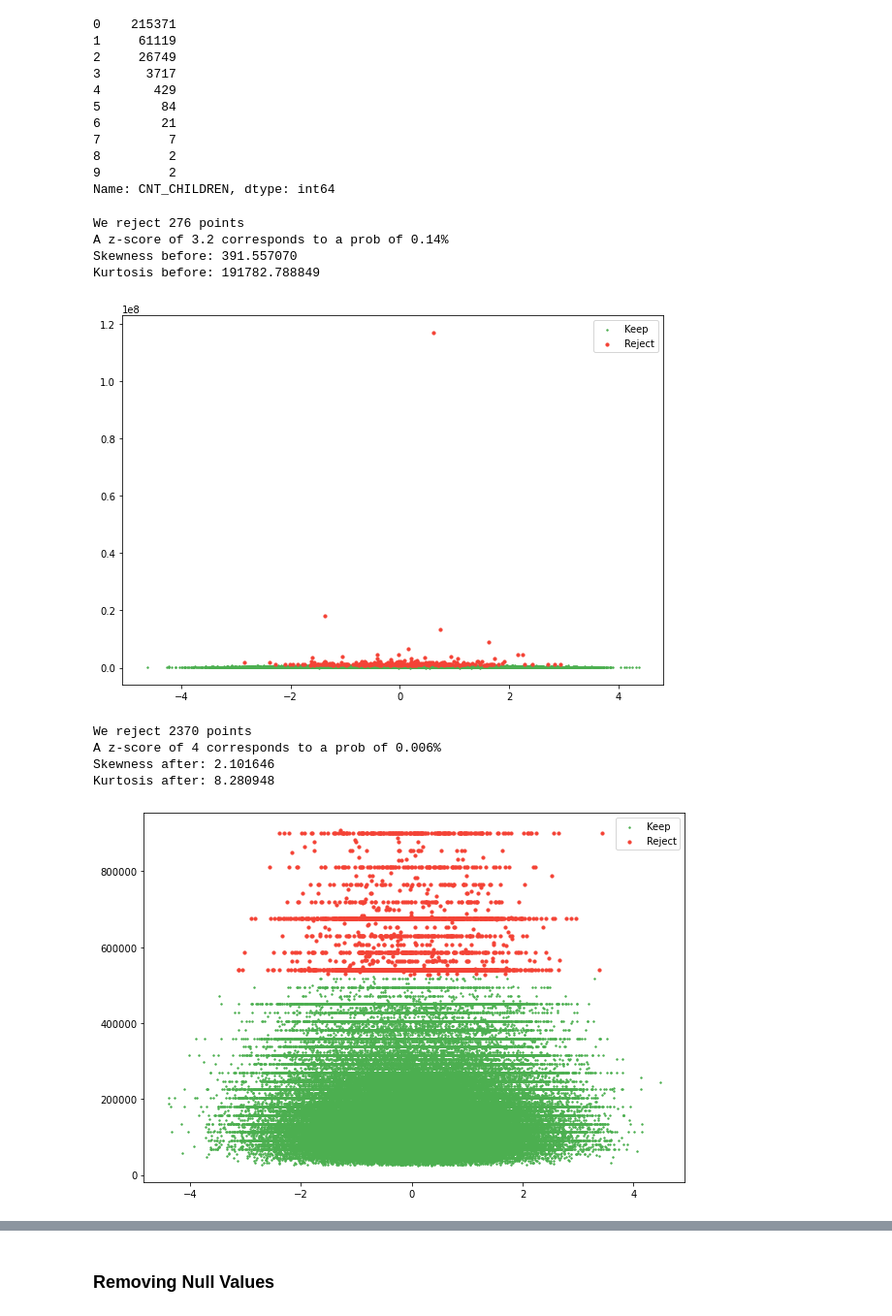
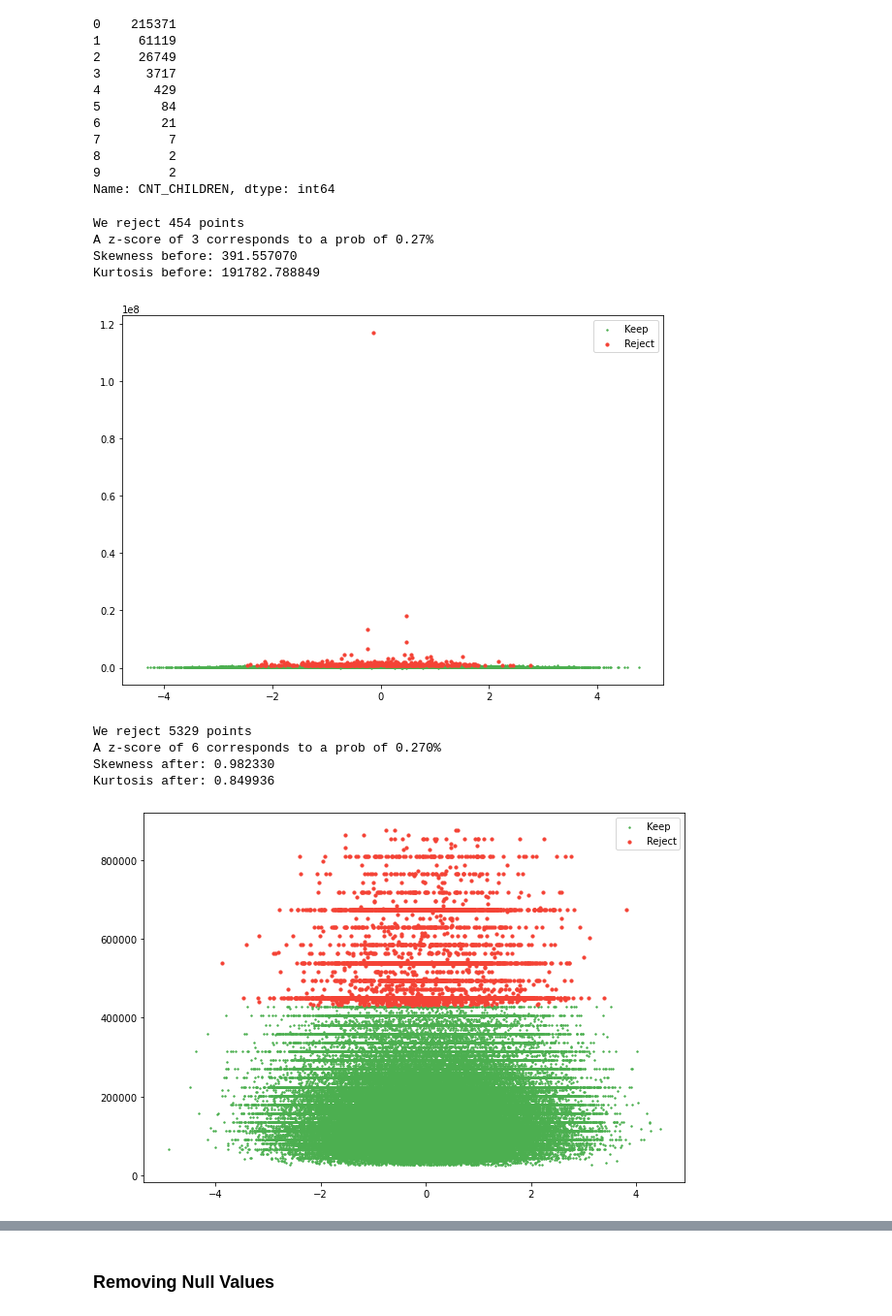
Before and after one commit to SharelCooper/LoanDefaultAnalysisAndMLPredicton, a Jupyter notebook: Loan Project.ipynb, the cells around one changed output, grey strips where cells are left out. Shown at 97% size. Cells and saved outputs as stored; diff of their text form; code cells hidden in the pictures.

```diff
--- a/Loan Project.ipynb
+++ b/Loan Project.ipynb
@@ -236,18 +232,19 @@ After removing the children count outliers:
 9         2
 Name: CNT_CHILDREN, dtype: int64
 # %%
+# We will now explore the income column and remove outliers
 # Calculating mean and std for the income column
 mean, std = np.mean(df.AMT_INCOME_TOTAL), np.std(df.AMT_INCOME_TOTAL)
-# Calculating the z-score for each data point (how far in STD is each data point from the mean).
+# Calculating the z-score for each data point (how far in STDs is each data point from the mean).
 z_score = np.abs((df.AMT_INCOME_TOTAL - mean) / std)
 # Our threshold for how many STDs from the mean we keep
-threshold = 3.2
+threshold = 3
 keep = z_score < threshold
 # How many data points are we rejecting
 print(f"We reject {(~keep).sum()} points")
 # Calc the probability corresponding to the selected z-score threshold
 from scipy.stats import norm
-print(f"A z-score of 3.2 corresponds to a prob of {100 * 2 * norm.sf(threshold):0.2f}%")
+print(f"A z-score of 3 corresponds to a prob of {100 * 2 * norm.sf(threshold):0.2f}%")
 # Visualize the outliers
 visual_scatter = np.random.normal(size=df.AMT_INCOME_TOTAL.size)
 plt.scatter(visual_scatter[keep], df.AMT_INCOME_TOTAL[keep], s=2, label="Keep", color="#4CAF50")
@@ -260,40 +257,43 @@ print(f"Kurtosis before: %f" % df.AMT_INCOME_TOTAL.kurt())
 df.drop(df.AMT_INCOME_TOTAL[~keep].index,inplace=True, axis=0)
 plt.show();
 # %% [output]
-We reject 276 points
-A z-score of 3.2 corresponds to a prob of 0.14%
+We reject 454 points
+A z-score of 3 corresponds to a prob of 0.27%
 Skewness before: 391.557070
 Kurtosis before: 191782.788849
-[figure, old version]
+[figure, new version]
 # %%
 # Calculating mean and std for the income column
 mean, std = np.mean(df.AMT_INCOME_TOTAL), np.std(df.AMT_INCOME_TOTAL)
 # Calculating the z-score for each data point (how far in STD is each data point from the mean).
 z_score = np.abs((df.AMT_INCOME_TOTAL - mean) / std)
 # Our threshold for how many STDs from the mean we keep
-threshold = 4
+threshold = 3
 keep = z_score < threshold
 # How many data points are we rejecting
 print(f"We reject {(~keep).sum()} points")
 # Calculating the probability corresponding to the selected z-score threshold
 from scipy.stats import norm
-print(f"A z-score of 4 corresponds to a prob of {100 * 2 * norm.sf(threshold):0.3f}%")
+print(f"A z-score of 6 corresponds to a prob of {100 * 2 * norm.sf(threshold):0.3f}%")
 # Visualizing the outliers
 visual_scatter = np.random.normal(size=df.AMT_INCOME_TOTAL.size)
 plt.scatter(visual_scatter[keep], df.AMT_INCOME_TOTAL[keep], s=2, label="Keep", color="#4CAF50")
 plt.scatter(visual_scatter[~keep],df.AMT_INCOME_TOTAL[~keep], s=10, label="Reject", color="#F44336")
 plt.legend()
+# We will now drop the selected rejected  data points
+df.drop(df.AMT_INCOME_TOTAL[~keep].index,inplace=True, axis=0)
 # Print skewness and kurtosis after cleaning
 print(f"Skewness after: %f" % df.AMT_INCOME_TOTAL.skew())
 print(f"Kurtosis after: %f" % df.AMT_INCOME_TOTAL.kurt())
-#We will not drop anymore values since this will cause significant dataset reduction
+# We will not drop anymore values since this will cause significant dataset reduction
+# People with very high anual incomes are less likely to default on a loan and may skew the model
 plt.show();
 # %% [output]
-We reject 2370 points
-A z-score of 4 corresponds to a prob of 0.006%
-Skewness after: 2.101646
-Kurtosis after: 8.280948
+We reject 5329 points
+A z-score of 6 corresponds to a prob of 0.270%
+Skewness after: 0.982330
+Kurtosis after: 0.849936
-[figure, old version]
+[figure, new version]
 # %%
 # Reengineer the DAYS_BIRTH column to show age of client in years.
 df.DAYS_BIRTH = df.DAYS_BIRTH / -365
```
Also changed, not shown: parts of 31 cells of this notebook.
